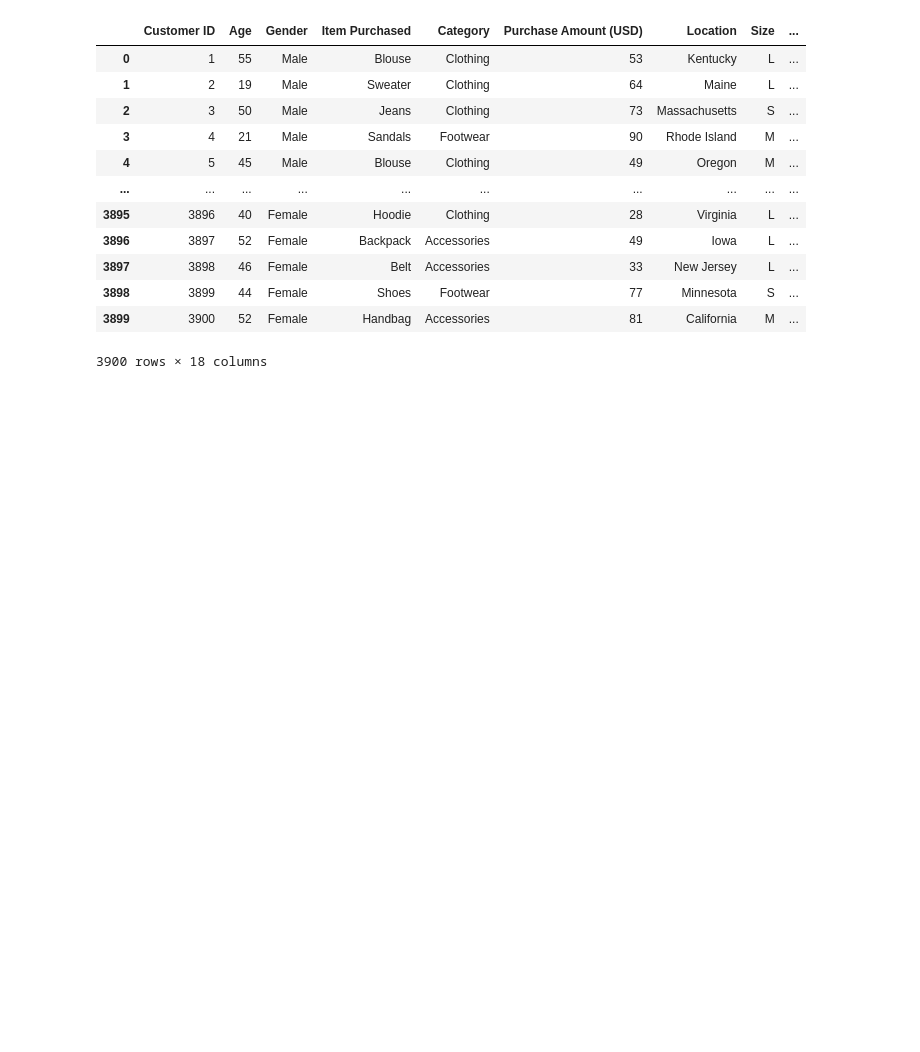
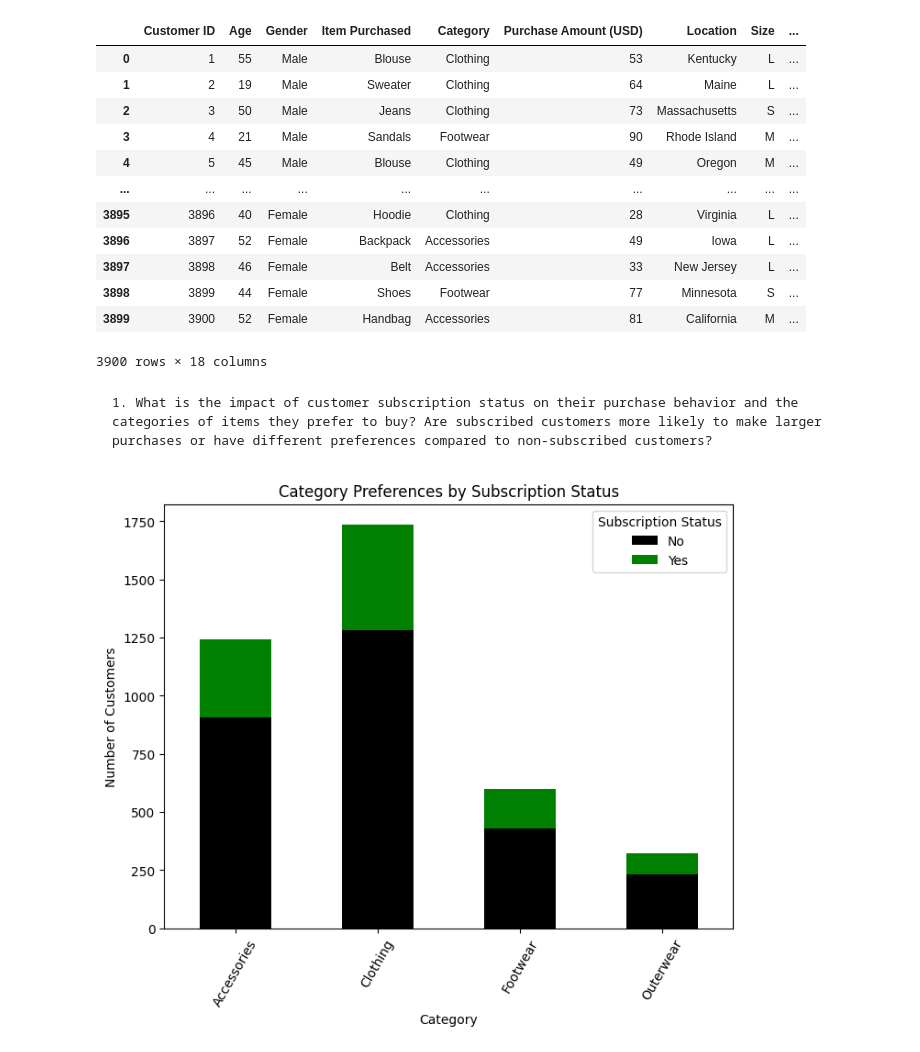
Before and after one commit to KaiSteamCenter/Unit-2-Python, a Jupyter notebook: shoptrends.ipynb, the cells around one changed output. Drawn from its saved outputs; the diff is of its cells as text; code cells hidden in the pictures; blank space fills up the shorter version.

````diff
--- a/shoptrends.ipynb
+++ b/shoptrends.ipynb
@@ -18,3 +20,18 @@ df
 | 3898 | 3899 | 44 | Female | Shoes | Footwear | 77 | Minnesota | S | ... |
 | 3899 | 3900 | 52 | Female | Handbag | Accessories | 81 | California | M | ... |
 3900 rows × 18 columns
+# %% [markdown]
+```
+1. What is the impact of customer subscription status on their purchase behavior and the categories of items they prefer to buy? Are subscribed customers more likely to make larger purchases or have different preferences compared to non-subscribed customers?
+```
+# %%
+category = df.pivot_table(index='Category', columns='Subscription Status', values='Customer ID', aggfunc='count')
+
+category.plot(kind='bar', stacked=True, figsize=(8, 6), rot=60,color=colors)
+plt.xlabel('Category')
+plt.ylabel('Number of Customers')
+plt.title('Category Preferences by Subscription Status')
+plt.legend(title='Subscription Status')
+plt.show()
+# %% [output]
+[figure, added]
````
Also changed, not shown: parts of 3 cells of this notebook.
